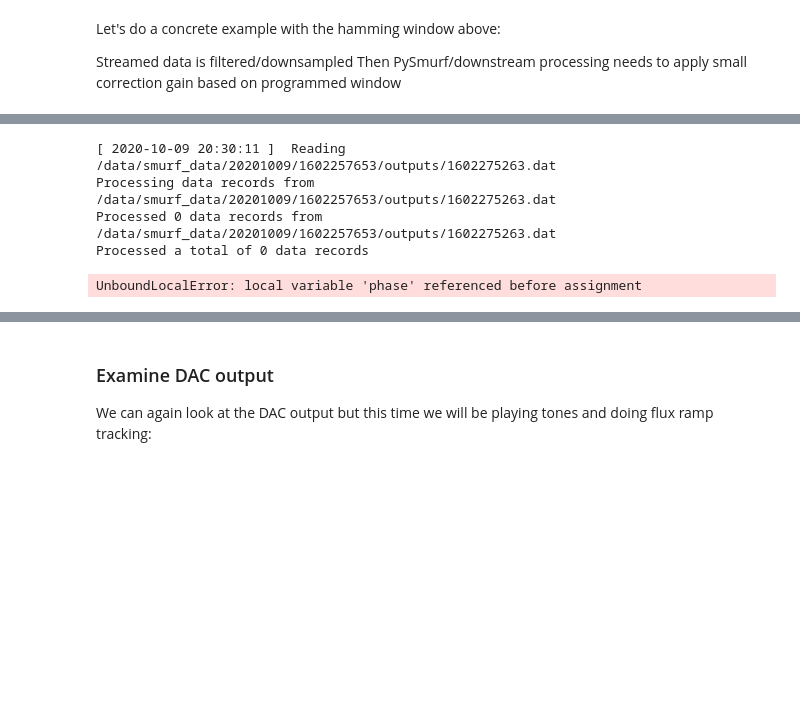
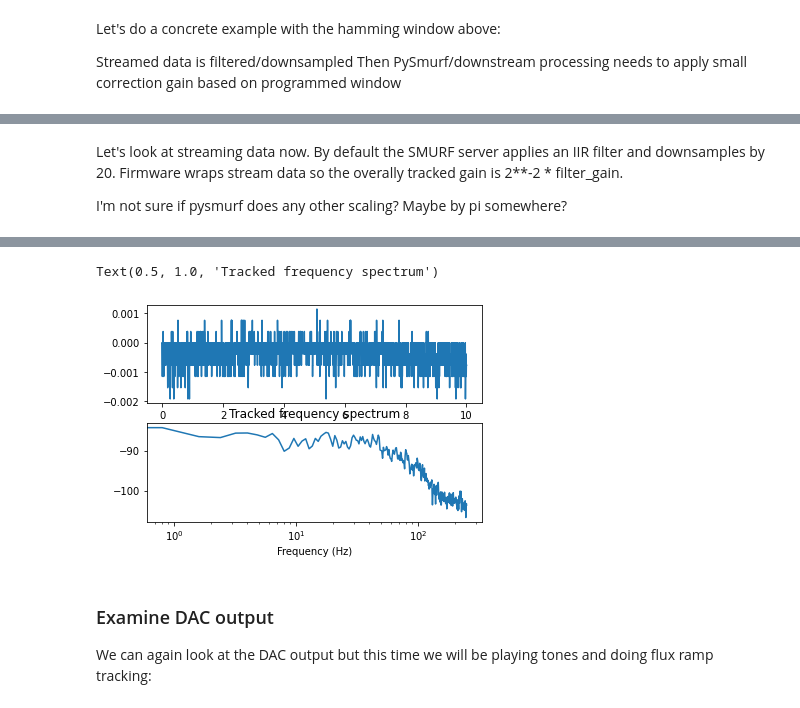
Before and after one commit to slaclab/pysmurf, a Jupyter notebook: scratch/mdewart/intro_to_smurf.ipynb, the cells around one changed output, grey strips where cells are left out. Saved outputs shown, nothing was run; the diff lists cells and outputs as text; code cells hidden in the pictures; blank space fills up the shorter version.

```diff
--- a/scratch/mdewart/intro_to_smurf.ipynb
+++ b/scratch/mdewart/intro_to_smurf.ipynb
@@ -400,9 +403,24 @@ Text(0.5, 0, 'Time (uS)')
-# %%
-S.flux_ramp_on()
-S.take_noise_psd(5, make_channel_plot=True)
-# %% [output]
-[ 2020-10-09 20:30:11 ]  Reading /data/smurf_data/20201009/1602257653/outputs/1602275263.dat
-Processing data records from /data/smurf_data/20201009/1602257653/outputs/1602275263.dat
-Processed 0 data records from /data/smurf_data/20201009/1602257653/outputs/1602275263.dat
-Processed a total of 0 data records
-UnboundLocalError: local variable 'phase' referenced before assignment
+# %% [markdown]
+Let's look at streaming data now.  By default the SMURF server applies an IIR filter and downsamples by 20.  Firmware wraps stream data so the overally tracked gain is 2**-2 * filter_gain.
+
+I'm not sure if pysmurf does any other scaling?  Maybe by pi somewhere?
+# %%
+S.set_flux_ramp_freq(10)
+datafile = S.take_noise_psd(10, make_channel_plot=True)
+timestamp, freq, mask = S.read_stream_data(datafile)
+
+# freq is scaled by 2**-2 and window gain
+# maybe a pi scaling here as well??
+freq = freq*2**2/filter_gain
+t    = np.arange(len(freq[0,:]))
+t    = t*20/10000
+
+plt.subplot(211)
+plt.plot(t, freq[0,:])
+
+plt.subplot(212)
+f, pxx = signal.welch(freq[0,:], nperseg=len(freq[0,:])/8, fs=10000/20)
+plt.semilogx(f, 10*np.log10(pxx))
+plt.xlabel('Frequency (Hz)')
+plt.title('Tracked frequency spectrum')
+# %% [output]
@@ -409,3 +444,5 @@ UnboundLocalError: local variable 'phase' referenced before assignment
+Text(0.5, 1.0, 'Tracked frequency spectrum')
+[figure, added]
 # %% [markdown]
 ### Examine DAC output
 We can again look at the DAC output but this time we will be playing tones and doing flux ramp tracking:
```
Also changed, not shown: parts of 2 cells of this notebook.
